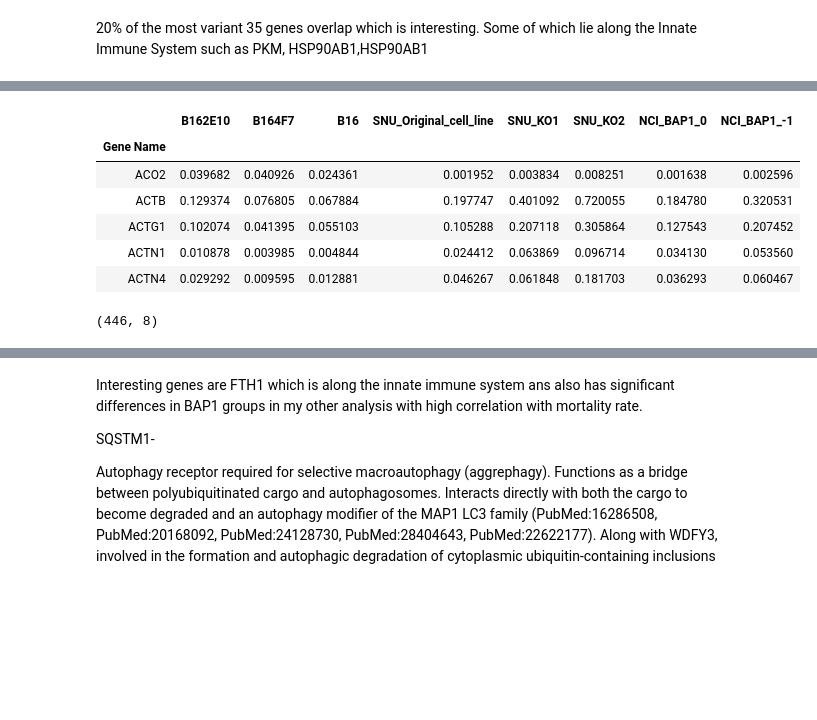
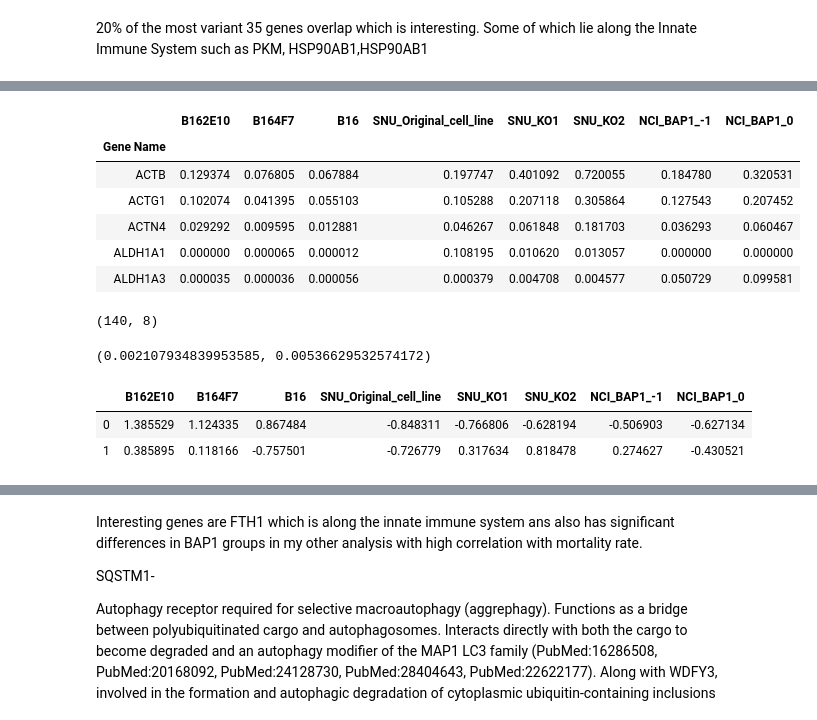
Before and after one commit to N8Grant/TripodsREU, a Jupyter notebook: scripts/PostdocAnalysis.ipynb, the cells around one changed output, grey strips where cells are left out. Saved outputs shown, nothing was run; the diff lists cells and outputs as text; code cells hidden in the pictures; blank space fills up the shorter version.

```diff
--- a/scripts/PostdocAnalysis.ipynb
+++ b/scripts/PostdocAnalysis.ipynb
@@ -18,6 +19,6 @@ del human_expression['NCIBAP1/NCIEV']
 del human_expression['SNU1F5/SNU']
 del human_expression['SNU2D3/SNU']
 del human_expression['Ensembl ID']
-human_expression.columns = ['SNU_Original_cell_line', "SNU_KO1", "SNU_KO2","NCI_BAP1_0","NCI_BAP1_-1"]
+human_expression.columns = ['SNU_Original_cell_line', "SNU_KO1", "SNU_KO2","NCI_BAP1_-1","NCI_BAP1_0"]
 human_expression.head()
 # %% [output]
@@ -198,4 +307,5 @@ print(sum([1 for i in list(mouse_espression_most_var.index) if i in list(human_v
 # %%
-combined_df = combined_df.T
-combined_df['Mutation'] = [-1,-1,0,0,-1,-1,0,-1]
+combined_df = td.df_normalization(combined_df,"minmax").T
+
+combined_df['Mutation'] = [-1,-1,0,0,-1,-1,-1,0]
 # %%
@@ -235,15 +345,15 @@ plt.scatter(transformed[:,0], transformed[:,1], c=[-1,-1,0,0,-1,-1,0,-1])
 # %%
-combined_df_var = td.variance_threshold_selector(combined_df.T,threshold=.0002)
+combined_df_var = td.variance_threshold_selector(combined_df,threshold=.001)
 combined_df_var.head()
 # %% [output]
-|  | B162E10 | B164F7 | B16 | SNU_Original_cell_line | SNU_KO1 | SNU_KO2 | NCI_BAP1_0 | NCI_BAP1_-1 |
+|  | B162E10 | B164F7 | B16 | SNU_Original_cell_line | SNU_KO1 | SNU_KO2 | NCI_BAP1_-1 | NCI_BAP1_0 |
 | Gene Name |  |  |  |  |  |  |  |  |
-| ACO2 | 0.039682 | 0.040926 | 0.024361 | 0.001952 | 0.003834 | 0.008251 | 0.001638 | 0.002596 |
 | ACTB | 0.129374 | 0.076805 | 0.067884 | 0.197747 | 0.401092 | 0.720055 | 0.184780 | 0.320531 |
 | ACTG1 | 0.102074 | 0.041395 | 0.055103 | 0.105288 | 0.207118 | 0.305864 | 0.127543 | 0.207452 |
-| ACTN1 | 0.010878 | 0.003985 | 0.004844 | 0.024412 | 0.063869 | 0.096714 | 0.034130 | 0.053560 |
 | ACTN4 | 0.029292 | 0.009595 | 0.012881 | 0.046267 | 0.061848 | 0.181703 | 0.036293 | 0.060467 |
+| ALDH1A1 | 0.000000 | 0.000065 | 0.000012 | 0.108195 | 0.010620 | 0.013057 | 0.000000 | 0.000000 |
+| ALDH1A3 | 0.000035 | 0.000036 | 0.000056 | 0.000379 | 0.004708 | 0.004577 | 0.050729 | 0.099581 |
 # %%
 combined_df_var.shape
 # %% [output]
-(446, 8)
+(140, 8)
@@ -251,0 +360,13 @@ bap1_groups = [[i for i in list(combined_df.index) if combined_df.loc[i,"Mutatio
+# %%
+combined_df.loc["BAP1",bap1_groups[0]].mean(),combined_df.loc["BAP1",bap1_groups[1]].mean()
+# %% [output]
+(0.002107934839953585, 0.00536629532574172)
+# %%
+transformed_df = pd.DataFrame(data=transformed[:,0:2]).T
+transformed_df.columns = combined_df.columns
+
+transformed_df.head()
+# %% [output]
+|  | B162E10 | B164F7 | B16 | SNU_Original_cell_line | SNU_KO1 | SNU_KO2 | NCI_BAP1_-1 | NCI_BAP1_0 |
+| 0 | 1.385529 | 1.124335 | 0.867484 | -0.848311 | -0.766806 | -0.628194 | -0.506903 | -0.627134 |
+| 1 | 0.385895 | 0.118166 | -0.757501 | -0.726779 | 0.317634 | 0.818478 | 0.274627 | -0.430521 |
```
Also changed, not shown: parts of 46 cells of this notebook, 16 other files.
